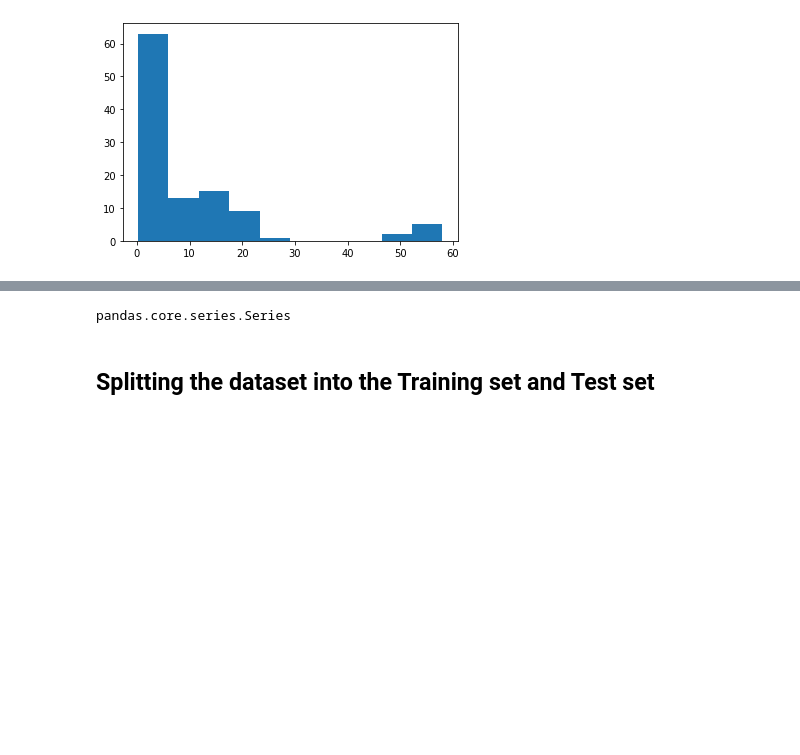
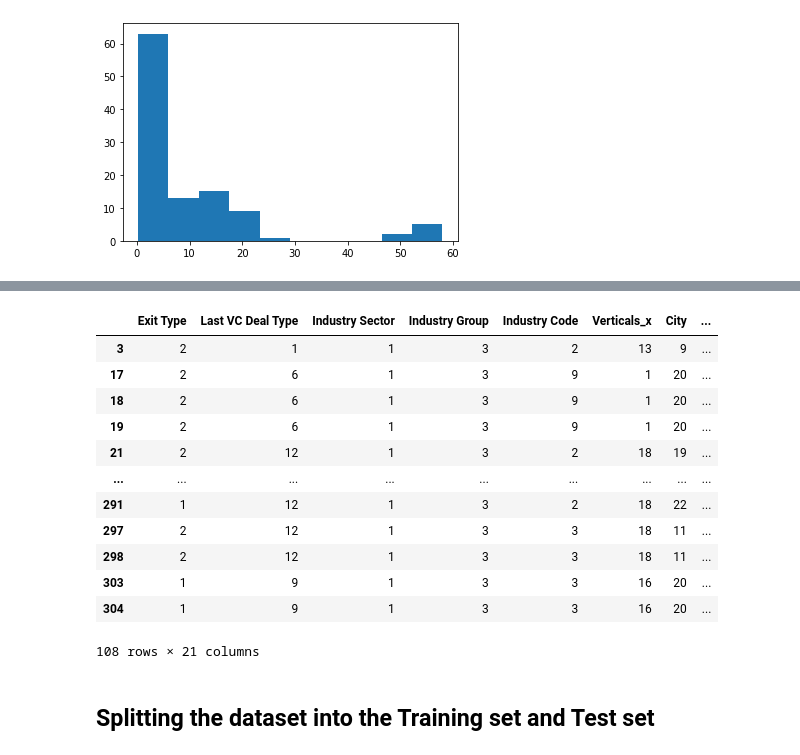
Before and after one commit to Mayank-004/VC-Industry-Predictive-analysis, a Jupyter notebook: VC_Target_MOIC.ipynb, the cells around one changed output, grey strips where cells are left out. Saved outputs shown, nothing was run; the diff lists cells and outputs as text; code cells hidden in the pictures; blank space fills up the shorter version.

```diff
--- a/VC_Target_MOIC.ipynb
+++ b/VC_Target_MOIC.ipynb
@@ -321,10 +322,22 @@ Y = dataset['MOIC']
 #X2 = dataset.iloc[:, 3:-1]
 #X= pd.concat([X1,X2],axis=1)
 #Y = dataset.iloc[:,2:3]
-# %%
-type(Y)
-# %% [output]
-pandas.core.series.Series
+# %%
+X
+# %% [output]
+|  | Exit Type | Last VC Deal Type | Industry Sector | Industry Group | Industry Code | Verticals_x | City | ... |
+| 3 | 2 | 1 | 1 | 3 | 2 | 13 | 9 | ... |
+| 17 | 2 | 6 | 1 | 3 | 9 | 1 | 20 | ... |
+| 18 | 2 | 6 | 1 | 3 | 9 | 1 | 20 | ... |
+| 19 | 2 | 6 | 1 | 3 | 9 | 1 | 20 | ... |
+| 21 | 2 | 12 | 1 | 3 | 2 | 18 | 19 | ... |
+| ... | ... | ... | ... | ... | ... | ... | ... | ... |
+| 291 | 1 | 12 | 1 | 3 | 2 | 18 | 22 | ... |
+| 297 | 2 | 12 | 1 | 3 | 3 | 18 | 11 | ... |
+| 298 | 2 | 12 | 1 | 3 | 3 | 18 | 11 | ... |
+| 303 | 1 | 9 | 1 | 3 | 3 | 16 | 20 | ... |
+| 304 | 1 | 9 | 1 | 3 | 3 | 16 | 20 | ... |
+108 rows × 21 columns
 # %% [markdown]
 ## Splitting the dataset into the Training set and Test set
 # %%
```
Also changed, not shown: parts of 18 cells of this notebook.
